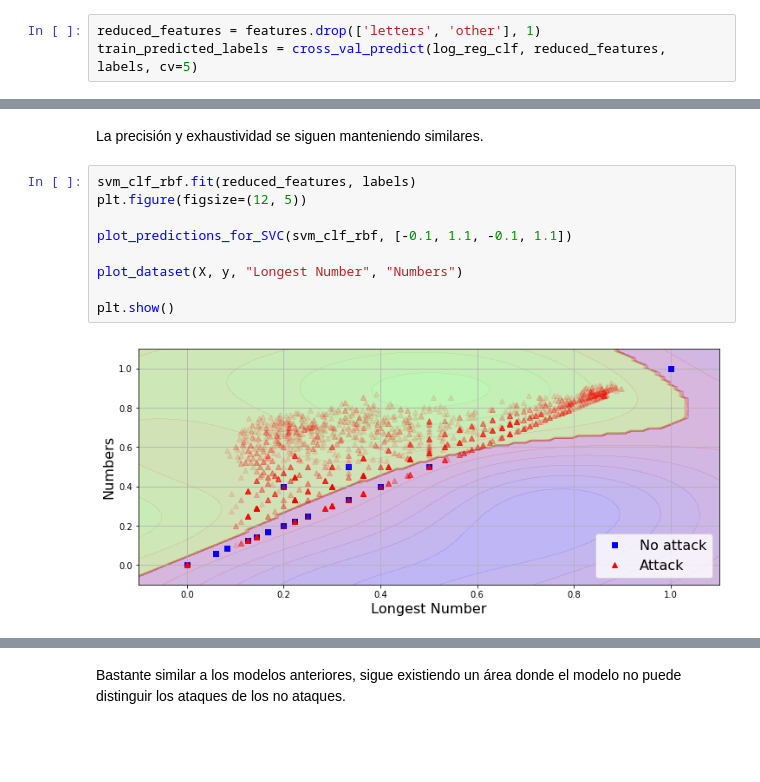
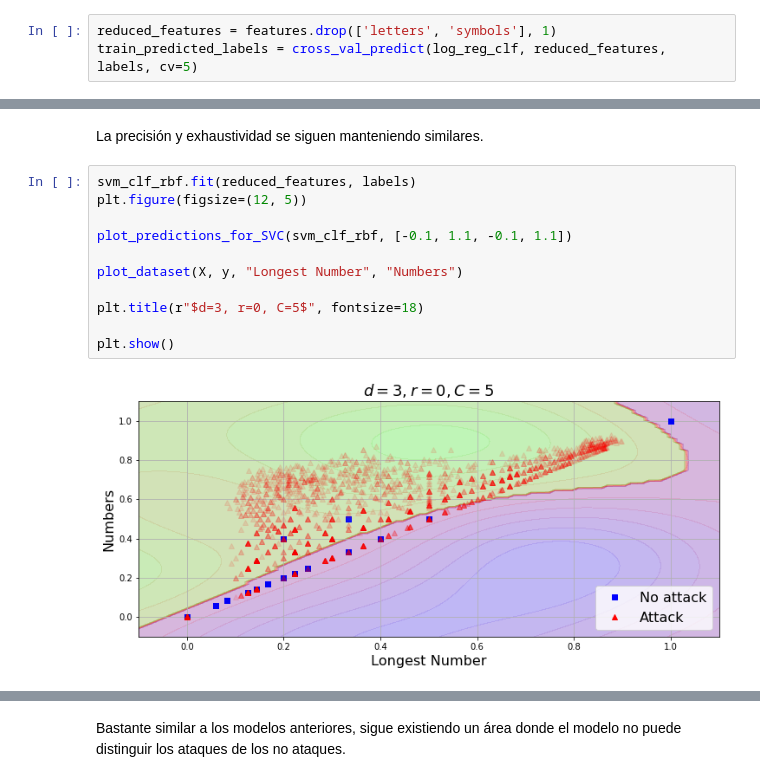
Before and after one commit to alejandro-g-m/DetExt, a Jupyter notebook: jupyter/DNS_Attacks_Detection_LettersAndNumbersFV.ipynb, the cells around one changed output, grey strips where cells are left out. Saved outputs shown, nothing was run; the diff lists cells and outputs as text; blank space fills up the shorter version.

```diff
--- a/jupyter/DNS_Attacks_Detection_LettersAndNumbersFV.ipynb
+++ b/jupyter/DNS_Attacks_Detection_LettersAndNumbersFV.ipynb
@@ -310,7 +312,7 @@ f1_score(labels, train_predicted_labels)
 # %% [markdown]
 Para poder representar gráficamente como actúa el modelo, dejemos sólo las dos características relacionadas con los números.
 # %%
-reduced_features = features.drop(['letters', 'other'], 1)
+reduced_features = features.drop(['letters', 'symbols'], 1)
 train_predicted_labels = cross_val_predict(log_reg_clf, reduced_features, labels, cv=5)
 # %%
 confusion_matrix(labels, train_predicted_labels)
@@ -529,11 +531,13 @@ La precisión y exhaustividad se siguen manteniendo similares.
 # %%
 svm_clf_rbf.fit(reduced_features, labels)
 plt.figure(figsize=(12, 5))
 
 plot_predictions_for_SVC(svm_clf_rbf, [-0.1, 1.1, -0.1, 1.1])
 
 plot_dataset(X, y, "Longest Number", "Numbers")
 
+plt.title(r"$d=3, r=0, C=5$", fontsize=18)
+
 plt.show()
 # %% [output]
-[figure, old version]
+[figure, new version]
```
Also changed, not shown: parts of 15 cells of this notebook, 27 other files.
